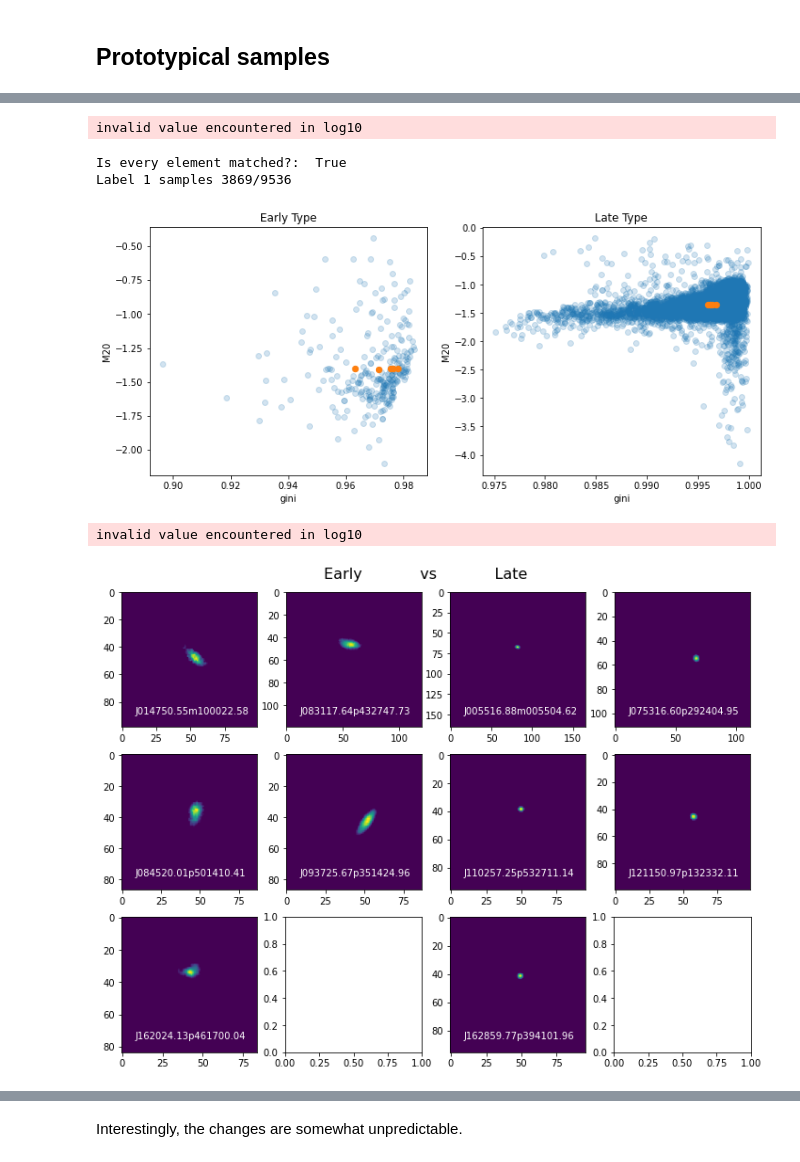
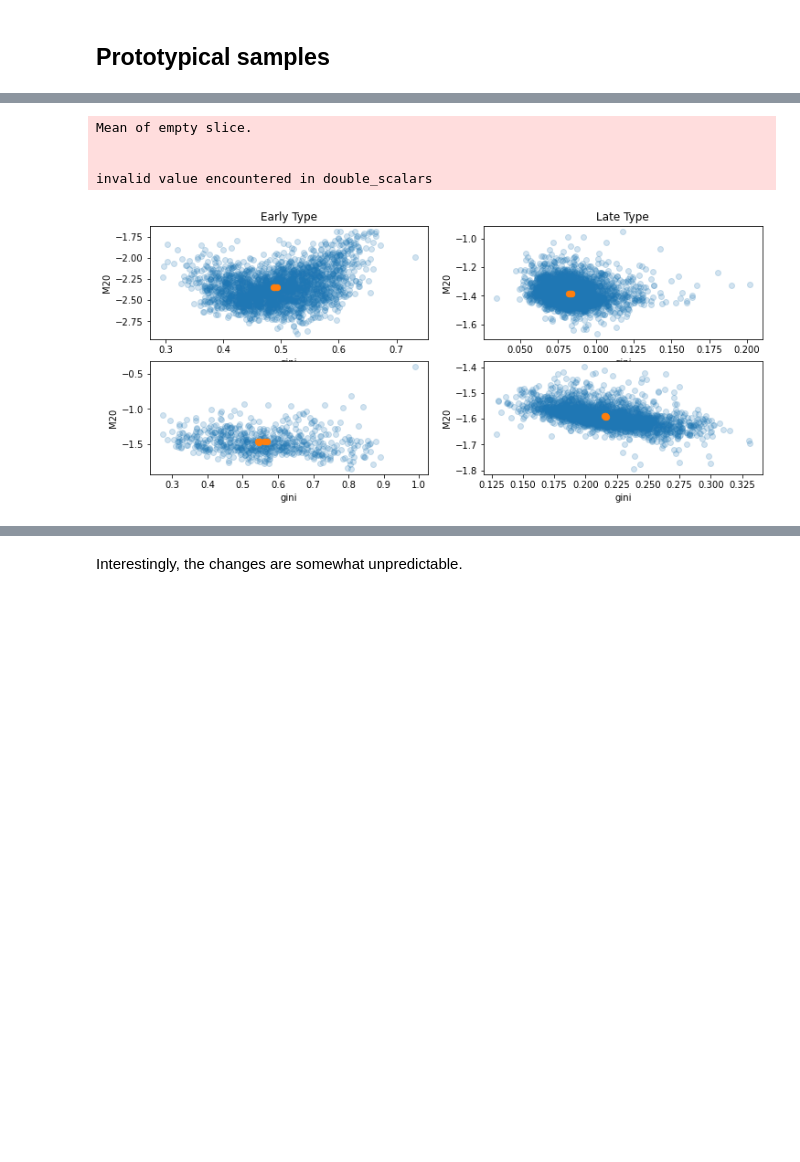
Before and after one commit to Hoseung/astroBF, a Jupyter notebook: notebooks/Full_experimentation-each_param.ipynb, the cells around one changed output, grey strips where cells are left out. Drawn from its saved outputs; the diff is of its cells as text; code cells hidden in the pictures; blank space fills up the shorter version.

```diff
--- a/notebooks/Full_experimentation-each_param.ipynb
+++ b/notebooks/Full_experimentation-each_param.ipynb
@@ -381,6 +336,13 @@ KeyboardInterrupt:
 importlib.reload(Full_exp)
 # %% [output]
 <module 'astrobf.run.Full_exp' from '/home/hoseung/Work/tonemap/astroBF/astrobf/run/Full_exp.py'>
+# %%
+def ext_single_param(parameters, suffix):
+    dd =[]
+    for (kk,vv) in parameters.items():
+        if suffix in kk:
+            dd.append((kk.replace(suffix,''),vv))
+    return dict(dd)
 # %%
 fig, ax = plt.subplots()
 fig.set_size_inches(12,9)
@@ -459,0 +358,5 @@ Label 1 samples 3869/9536
+# %%
+best_parameters, values = axc.get_best_parameters()
+from astrobf.tmo import Mantiuk_Seidel
+for i in range(ngroups):
+    plt.plot(Mantiuk_Seidel(np.linspace(0,100,100), **ext_single_param(best_parameters, f"{i}")))
@@ -462,50 +429,33 @@ Label 1 samples 3869/9536
+# %%
+typicals=[]
+for i in range(ngroups):
+    this_clu = best_results[best_clustering.labels_ == i]
+    #this_ind = analysis.utils.get_typical_ind(this_clu, n_samples=5)
+    typicals.append((this_clu, this_ind))
+# %% [output]
+Mean of empty slice.
+
+
+invalid value encountered in double_scalars
 # %%
-from astrobf import analysis
-from astrobf.analysis import binary_clustering
-
-best_parameters, values = axc.get_best_parameters()
-best_results = custom_morph.step_simple_morph(all_gals, best_parameters)
-Full_exp.add_ttype(best_results, cat)
-
-eval_metrics, clustering = Full_exp.do_ML(best_results, labeler, cat,
-                                         fields=['gini', 'm20'],
-                                         return_cluster=True,
-                                         cluster_method="ward",
-                                         eval_weight='area')
-
 # Get centroids (typicals)
-clu1 = best_results[clustering.labels_.astype(bool)]
-clu2 = best_results[~clustering.labels_.astype(bool)]
-
-tmo_params = best_parameters
-t_ind_E = analysis.utils.get_typical_ind(clu1, n_samples=5)
-t_ind_L = analysis.utils.get_typical_ind(clu2, n_samples=5)
-
 typicals = []
 
-fig, axs = plt.subplots(1,2)
+fig, axs = plt.subplots(2,2)
+axs = axs.ravel()
 fig.set_size_inches(12,5)
-for ax, group in zip(axs, [clu1, clu2]):
+for i in range(ngroups):
+    ax = axs[i]
+    group = best_results[best_clustering.labels_ == i]
+
     t_ind = analysis.utils.get_typical_ind(group, n_samples=5)
     ax.scatter(group['gini'], group['m20'], alpha=0.2)
     ax.scatter(group['gini'][t_ind], group['m20'][t_ind], s=40)
     ax.set_xlabel("gini")
     ax.set_ylabel("M20")
 
-    typicals.append([gal for gal in all_gals if gal['img_name'] in group['id'][t_ind]])
-
-axs[0].set_title("Early Type")
-axs[1].set_title("Late Type")
+    typicals.append([gal for gal in sub_gals if gal['img_name'] in group['id'][t_ind]])
 
 plt.show()
-
-typical_E, typical_L = typicals
-binary_clustering.plot_group_comparison(typical_E, typical_L, best_parameters,
-                      suptitle="Early            vs            Late")
 # %% [output]
-invalid value encountered in log10
-Is every element matched?:  True
-Label 1 samples 3869/9536
-[figure, old version]
+[figure, new version]
-invalid value encountered in log10
-[figure, removed]
```
Also changed, not shown: parts of 13 cells of this notebook, 5 other files.
